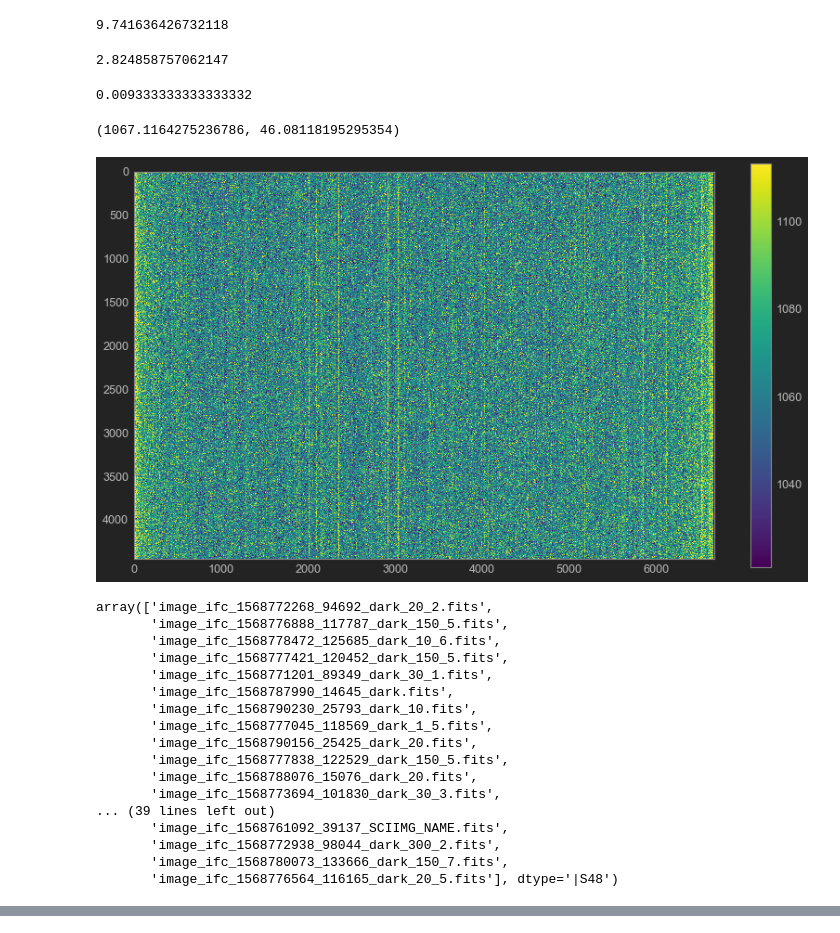
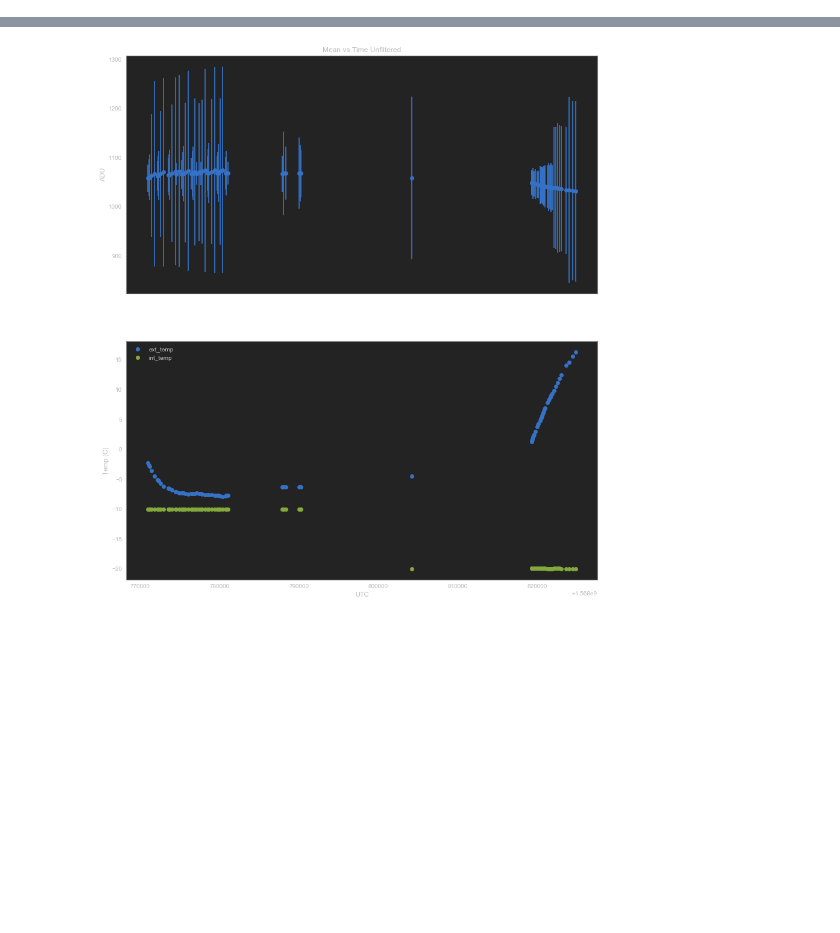
Before and after one commit to ShaabanM/Scicam_Analysis, a Jupyter notebook: Dark_Analysis_2019cam.ipynb, the cells around one changed output, grey strips where cells are left out. Saved outputs shown, nothing was run; the diff lists cells and outputs as text; code cells hidden in the pictures; blank space fills up the shorter version.

```diff
--- a/Dark_Analysis_2019cam.ipynb
+++ b/Dark_Analysis_2019cam.ipynb
@@ -177,39 +92,24 @@ plothist(dark,bins=50000)
-# %%
-np.std(dark[np.logical_and(dark > -50,dark<50)])
-# %% [output]
-9.741636426732118
-# %%
-10/3.54
-# %% [output]
-2.824858757062147
-# %%
-2.8/300
-# %% [output]
-0.009333333333333332
-# %%
-with fits.open(dark_path + flight_dark[12]) as hdule:
-    img = hdul[0].data -
-    plotimg(img,1)
-# %% [output]
-(1067.1164275236786, 46.08118195295354)
-[figure, removed]
-# %%
-flight_dark[int_temps > -12]
-# %% [output]
-array(['image_ifc_1568772268_94692_dark_20_2.fits',
-       'image_ifc_1568776888_117787_dark_150_5.fits',
-       'image_ifc_1568778472_125685_dark_10_6.fits',
-       'image_ifc_1568777421_120452_dark_150_5.fits',
-       'image_ifc_1568771201_89349_dark_30_1.fits',
-       'image_ifc_1568787990_14645_dark.fits',
-       'image_ifc_1568790230_25793_dark_10.fits',
-       'image_ifc_1568777045_118569_dark_1_5.fits',
-       'image_ifc_1568790156_25425_dark_20.fits',
-       'image_ifc_1568777838_122529_dark_150_5.fits',
-       'image_ifc_1568788076_15076_dark_20.fits',
-       'image_ifc_1568773694_101830_dark_30_3.fits',
-... (39 lines left out)
-       'image_ifc_1568761092_39137_SCIIMG_NAME.fits',
-       'image_ifc_1568772938_98044_dark_300_2.fits',
-       'image_ifc_1568780073_133666_dark_150_7.fits',
-       'image_ifc_1568776564_116165_dark_20_5.fits'], dtype='|S48')
+# %%
+times = np.vectorize(ct.get_time)(flight_dark)
+f = np.logical_and(int_temps < 0,means>500)
+
+fig, (ax1, ax2) = plt.subplots(2, 1, sharex=True)
+fig.set_figheight(16)
+fig.set_figwidth(14)
+
+y = means[f]
+x = times[f]
+err = stds[f]
+ax1.errorbar(x,y,yerr=err,fmt='o')
+ax1.set_ylabel("ADU")
+ax1.set_title("Mean vs Time Unfiltered");
+
+y = ext_temps[f]
+ax2.plot(x,y,"o",label="ext_temp")
+y = int_temps[f]
+ax2.plot(x,y,"o",label="int_temp")
+ax2.set_xlabel("UTC")
+ax2.set_ylabel("Temp (C)")
+ax2.legend();
+ct.hide_toggle()
+# %% [output]
@@ -215,0 +117 @@ array(['image_ifc_1568772268_94692_dark_20_2.fits',
+[figure, added]
```
Also changed, not shown: parts of 17 cells of this notebook, 3 other files.
